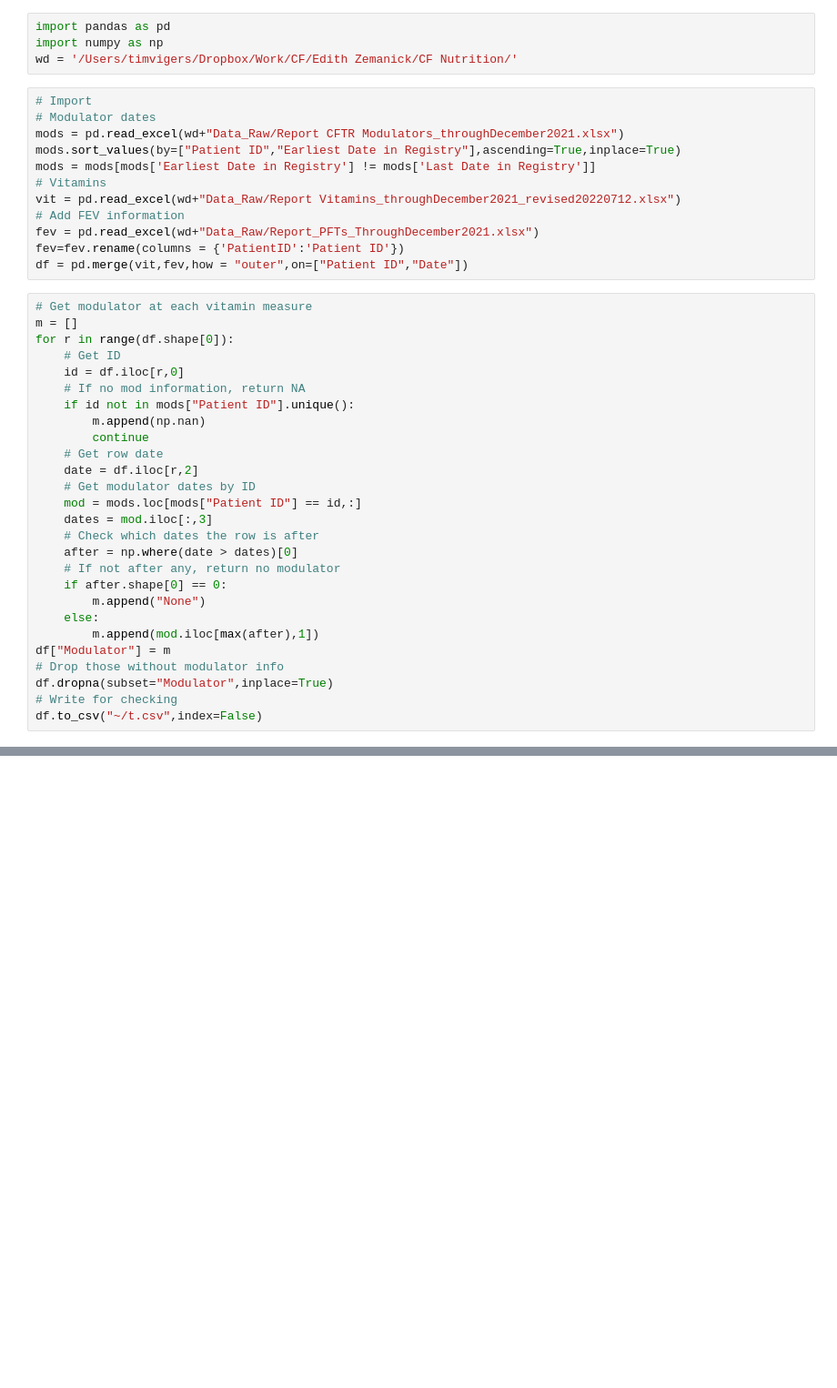
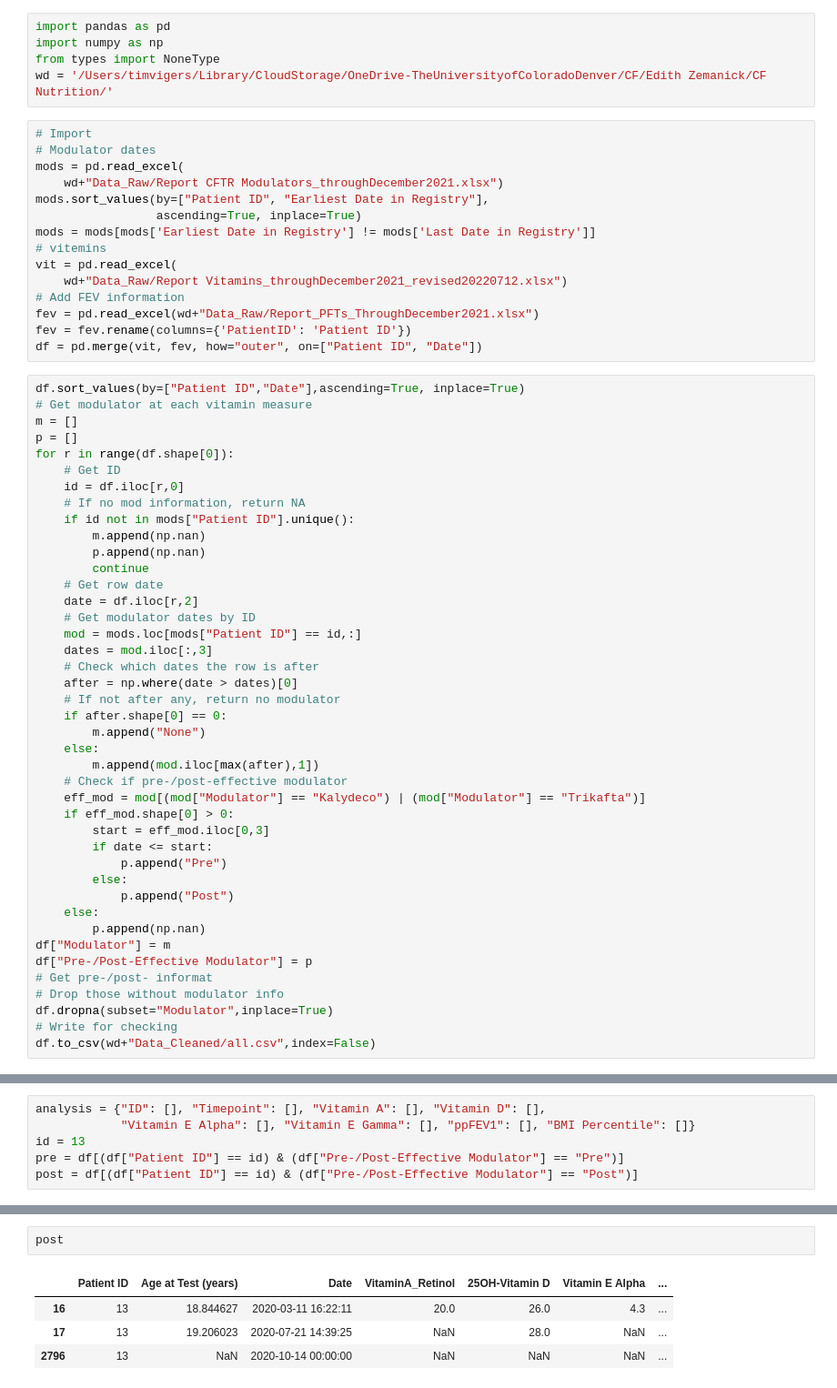
Before and after one commit to childhealthbiostatscore/CF, a Jupyter notebook: Edith Zemanick/CF Nutrition/cf_nutrition.ipynb, the cells around one changed output, grey strips where cells are left out. Shown at 91% size. Saved outputs shown, nothing was run; the diff lists cells and outputs as text; blank space fills up the shorter version.

Commit message:
Update cf_nutrition.ipynb
most post values done, but getting a weird error with BMI

```diff
--- a/Edith Zemanick/CF Nutrition/cf_nutrition.ipynb
+++ b/Edith Zemanick/CF Nutrition/cf_nutrition.ipynb
@@ -1,28 +1,35 @@
 # %%
 import pandas as pd
 import numpy as np
-wd = '/Users/timvigers/Dropbox/Work/CF/Edith Zemanick/CF Nutrition/'
+from types import NoneType
+wd = '/Users/timvigers/Library/CloudStorage/OneDrive-TheUniversityofColoradoDenver/CF/Edith Zemanick/CF Nutrition/'
 # %%
 # Import
 # Modulator dates
-mods = pd.read_excel(wd+"Data_Raw/Report CFTR Modulators_throughDecember2021.xlsx")
-mods.sort_values(by=["Patient ID","Earliest Date in Registry"],ascending=True,inplace=True)
+mods = pd.read_excel(
+    wd+"Data_Raw/Report CFTR Modulators_throughDecember2021.xlsx")
+mods.sort_values(by=["Patient ID", "Earliest Date in Registry"],
+                 ascending=True, inplace=True)
 mods = mods[mods['Earliest Date in Registry'] != mods['Last Date in Registry']]
-# Vitamins
-vit = pd.read_excel(wd+"Data_Raw/Report Vitamins_throughDecember2021_revised20220712.xlsx")
+# vitemins
+vit = pd.read_excel(
+    wd+"Data_Raw/Report Vitamins_throughDecember2021_revised20220712.xlsx")
 # Add FEV information
 fev = pd.read_excel(wd+"Data_Raw/Report_PFTs_ThroughDecember2021.xlsx")
-fev=fev.rename(columns = {'PatientID':'Patient ID'})
-df = pd.merge(vit,fev,how = "outer",on=["Patient ID","Date"])
+fev = fev.rename(columns={'PatientID': 'Patient ID'})
+df = pd.merge(vit, fev, how="outer", on=["Patient ID", "Date"])
 # %%
+df.sort_values(by=["Patient ID","Date"],ascending=True, inplace=True)
 # Get modulator at each vitamin measure
 m = []
+p = []
 for r in range(df.shape[0]):
     # Get ID
     id = df.iloc[r,0]
     # If no mod information, return NA
     if id not in mods["Patient ID"].unique():
         m.append(np.nan)
+        p.append(np.nan)
         continue
     # Get row date
     date = df.iloc[r,2]
@@ -36,8 +43,20 @@ for r in range(df.shape[0]):
         m.append("None")
     else:
         m.append(mod.iloc[max(after),1])
+    # Check if pre-/post-effective modulator
+    eff_mod = mod[(mod["Modulator"] == "Kalydeco") | (mod["Modulator"] == "Trikafta")]
+    if eff_mod.shape[0] > 0:
+        start = eff_mod.iloc[0,3]
+        if date <= start:
+            p.append("Pre")
+        else:
+            p.append("Post")
+    else:
+        p.append(np.nan)
 df["Modulator"] = m
+df["Pre-/Post-Effective Modulator"] = p
+# Get pre-/post- informat
 # Drop those without modulator info
 df.dropna(subset="Modulator",inplace=True)
 # Write for checking
-df.to_csv("~/t.csv",index=False)
+df.to_csv(wd+"Data_Cleaned/all.csv",index=False)
@@ -43,0 +165,6 @@ df.to_csv("~/t.csv",index=False)
+# %%
+analysis = {"ID": [], "Timepoint": [], "Vitamin A": [], "Vitamin D": [],
+            "Vitamin E Alpha": [], "Vitamin E Gamma": [], "ppFEV1": [], "BMI Percentile": []}
+id = 13
+pre = df[(df["Patient ID"] == id) & (df["Pre-/Post-Effective Modulator"] == "Pre")]
+post = df[(df["Patient ID"] == id) & (df["Pre-/Post-Effective Modulator"] == "Post")]
@@ -43,0 +230,7 @@ df.to_csv("~/t.csv",index=False)
+# %%
+post
+# %% [output]
+|  | Patient ID | Age at Test (years) | Date | VitaminA_Retinol | 25OH-Vitamin D | Vitamin E Alpha | ... |
+| 16 | 13 | 18.844627 | 2020-03-11 16:22:11 | 20.0 | 26.0 | 4.3 | ... |
+| 17 | 13 | 19.206023 | 2020-07-21 14:39:25 | NaN | 28.0 | NaN | ... |
+| 2796 | 13 | NaN | 2020-10-14 00:00:00 | NaN | NaN | NaN | ... |
```
Also changed, not shown: parts of 11 cells of this notebook.
